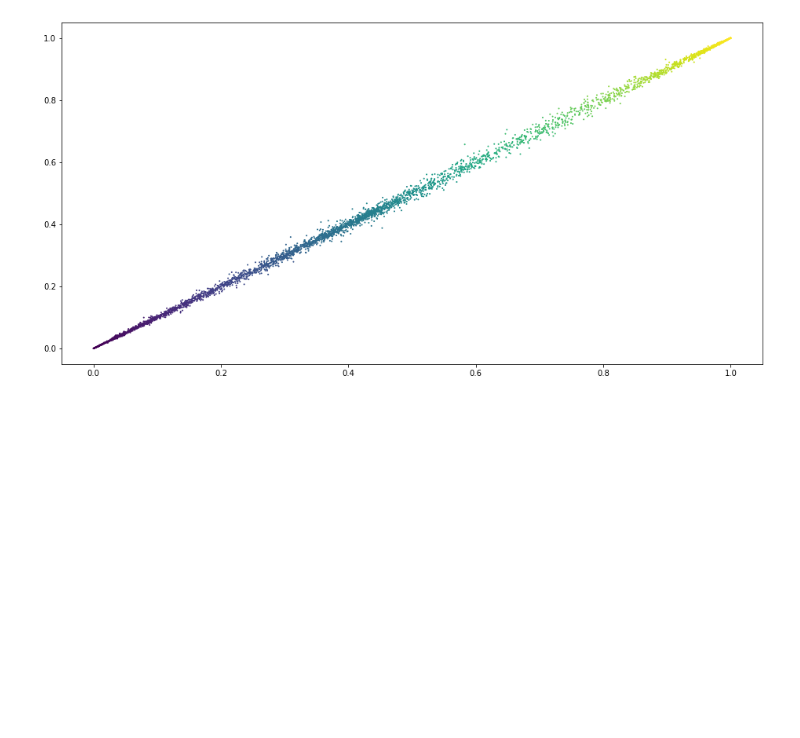
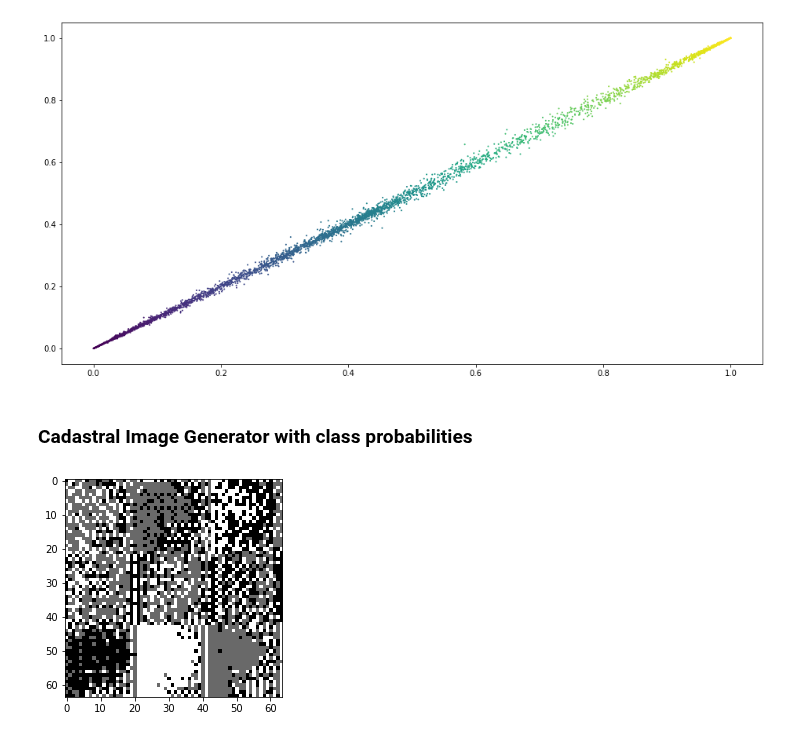
Before and after one commit to neithangurthang/SyntheticCities, a Jupyter notebook: notebooks/05 FakeCityGenerator.ipynb, the cells around one changed output. Drawn from its saved outputs; the diff is of its cells as text; code cells hidden in the pictures; blank space fills up the shorter version.

```diff
--- a/notebooks/05 FakeCityGenerator.ipynb
+++ b/notebooks/05 FakeCityGenerator.ipynb
@@ -72,6 +73,7 @@ GNet = torch.load(src)
 SatelliteGNet = torch.load('../models/WGANSatalliteGenerator') #SyntheticCities/models/WGANSatalliteGenerator
 JNB7GNet = torch.load('../models/07NotebookWGANFuncGenerator')
 CadastralGNet = torch.load('../models/WGAN_Cadastral_Generator')
+CadastralGNetRGB = torch.load('../models/WGAN_CadastralRGB_Generator')
 # %%
 b_size = 64
 nz = 100
@@ -85,6 +87,7 @@ fake = GNet(noise).detach().cpu()
 fakeSatellite = SatelliteGNet(noise).detach().cpu()
 fakeJNB = JNB7GNet(noise).detach().cpu()
 fakeCadastral = CadastralGNet(noise).detach().cpu()
+fakeCadastralRGB = CadastralGNetRGB(noise).detach().cpu()
 # %% [markdown]
 ### Model from Cadastral GAN optimisation Notebook
 # %%
@@ -203,3 +206,11 @@ plt.figure(figsize=(16, 8))
 plt.scatter(fakeCadastral[i][0], fakeCadastral[i][1], c = fakeCadastral[i][2], s = 1 );
 # %% [output]
 [figure]
+# %% [markdown]
+### Cadastral Image Generator with class probabilities
+# %%
+i = random.sample(range(b_size), 1)[0]
+plt.figure(figsize=(4,4))
+plt.imshow(img_to_class(fakeCadastralRGB[i]).permute(1,2,0));
+# %% [output]
+[figure, added]
```
Also changed, not shown: parts of 5 cells of this notebook, 7 other files.
